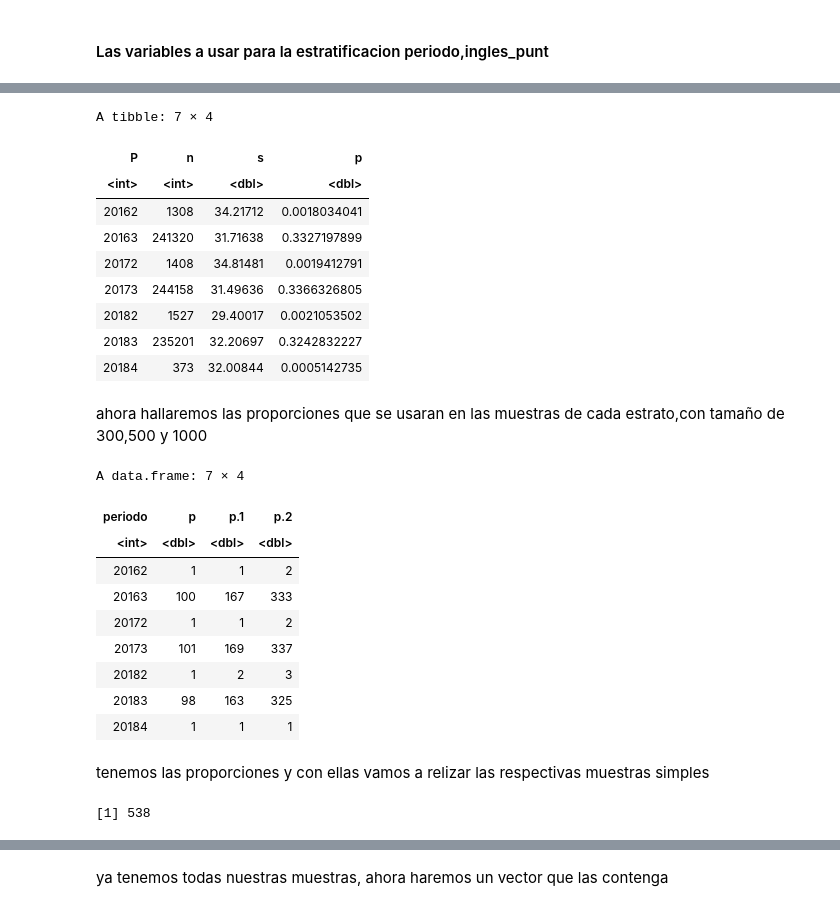
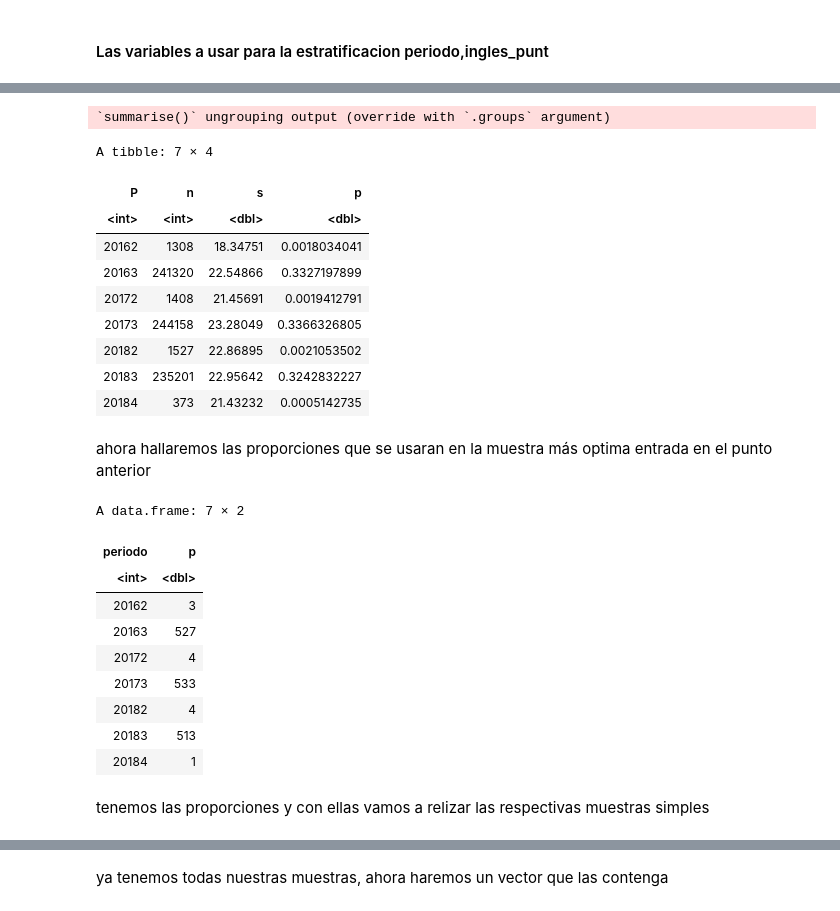
Before and after one commit to LotusZaheer/Trabajo_Muestreo-Interferencia, a Jupyter notebook: Muestreo-Interfererncia.ipynb, the cells around one changed output, grey strips where cells are left out. Drawn from its saved outputs; the diff is of its cells as text; code cells hidden in the pictures.

Commit message:
Correción Punto 2
Estratificación en gráfica de bloques
Correción por la muestra pre-calculada
1581 por costo/fiabilidad

```diff
--- a/Muestreo-Interfererncia.ipynb
+++ b/Muestreo-Interfererncia.ipynb
@@ -116 +155,11 @@ PT<-data.frame(C=Datos$estu_cod_reside_depto,
+# %%
+PT<-data.frame(C=R$C,
+               T=(R$RC + R$LC + R$CC + R$I + R$CE)/5, # Global
+                RC=R$RC,
+                LC=R$LC,
+                CC=R$CC,
+                I=R$I,
+                CE=R$CE,
+                P=R$P,
+                D=R$D)
 # %%
@@ -254,24 +310,23 @@ A data.frame: 6 × 9
 # %%
-
-Estratificacion<- PTE %>%
-                  select(P,I)%>%
+Estratificacion<- PT %>%
+                  select(P,T)%>%
                   group_by(P) %>%
-                  summarise(n=n(), s=sd(I),.groups = 'drop') %>%
+                  summarise(n=n(),
+                            s=sd(T)) %>%
                   mutate(p=n/sum(n))
 
 Estratificacion
 # %% [output]
-A tibble: 7 × 4
+`summarise()` ungrouping output (override with `.groups` argument)
+A tibble: 7 × 4
 | P | n | s | p |
 | <int> | <int> | <dbl> | <dbl> |
-| 20162 | 1308 | 34.21712 | 0.0018034041 |
-| 20163 | 241320 | 31.71638 | 0.3327197899 |
-| 20172 | 1408 | 34.81481 | 0.0019412791 |
-| 20173 | 244158 | 31.49636 | 0.3366326805 |
-| 20182 | 1527 | 29.40017 | 0.0021053502 |
-| 20183 | 235201 | 32.20697 | 0.3242832227 |
-| 20184 | 373 | 32.00844 | 0.0005142735 |
+| 20162 | 1308 | 18.34751 | 0.0018034041 |
+| 20163 | 241320 | 22.54866 | 0.3327197899 |
+| 20172 | 1408 | 21.45691 | 0.0019412791 |
+| 20173 | 244158 | 23.28049 | 0.3366326805 |
+| 20182 | 1527 | 22.86895 | 0.0021053502 |
+| 20183 | 235201 | 22.95642 | 0.3242832227 |
+| 20184 | 373 | 21.43232 | 0.0005142735 |
 # %%
 library('SamplingUtil') #esta libreria permite calcular los estratos
-# %% [markdown]
-ahora hallaremos las proporciones que se usaran en las muestras de cada estrato,con tamaño de 300,500 y 1000
@@ -282,21 +333,19 @@ nsizeProp1000<-nstrata(n=1000,wh=Estratificacion[,4],method="proportional")
+# %% [markdown]
+ahora hallaremos las proporciones que se usaran en la muestra más optima entrada en el punto anterior
+# %%
+nsizeProp1581<-nstrata(n=1581,wh=Estratificacion[,4],method="proportional")
 # %%
-data.frame(periodo=Estratificacion$P,nsizeProp300,nsizeProp500,nsizeProp1000)
+data.frame(periodo=Estratificacion$P,nsizeProp1581)
 # %% [output]
-A data.frame: 7 × 4
+A data.frame: 7 × 2
-| periodo | p | p.1 | p.2 |
-| <int> | <dbl> | <dbl> | <dbl> |
-| 20162 | 1 | 1 | 2 |
-| 20163 | 100 | 167 | 333 |
-| 20172 | 1 | 1 | 2 |
-| 20173 | 101 | 169 | 337 |
-| 20182 | 1 | 2 | 3 |
-| 20183 | 98 | 163 | 325 |
-| 20184 | 1 | 1 | 1 |
+| periodo | p |
+| <int> | <dbl> |
+| 20162 | 3 |
+| 20163 | 527 |
+| 20172 | 4 |
+| 20173 | 533 |
+| 20182 | 4 |
+| 20183 | 513 |
+| 20184 | 1 |
 # %% [markdown]
 tenemos las proporciones y con ellas vamos a relizar las respectivas muestras simples
-# %%
-n2016230<-1
-muestra2016230<- sample(1:nrow(PTE[PTE$P=='20162',]),size=n2016230,replace=FALSE)
-muestra2016230
-# %% [output]
-[1] 538
```
Also changed, not shown: parts of 30 cells of this notebook.
